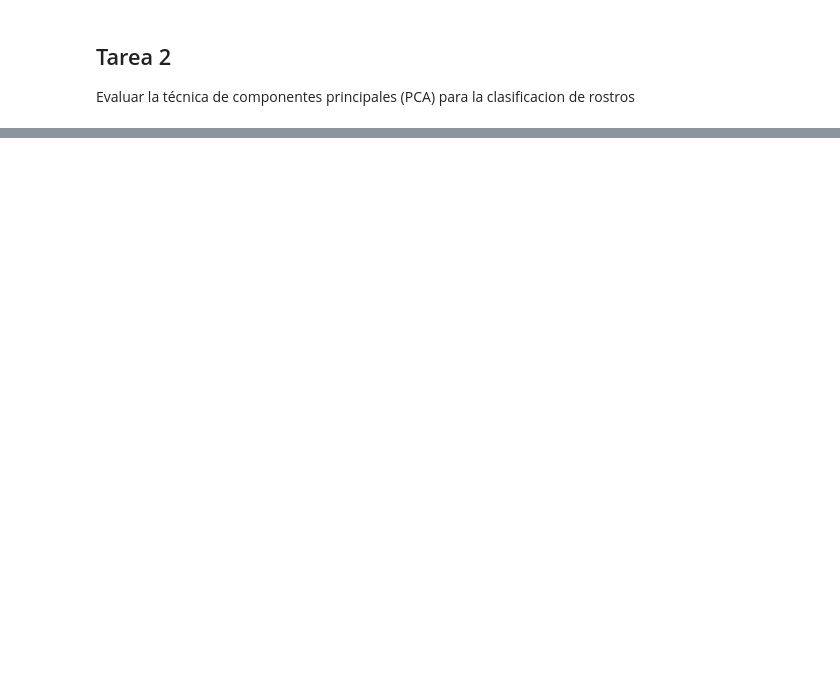
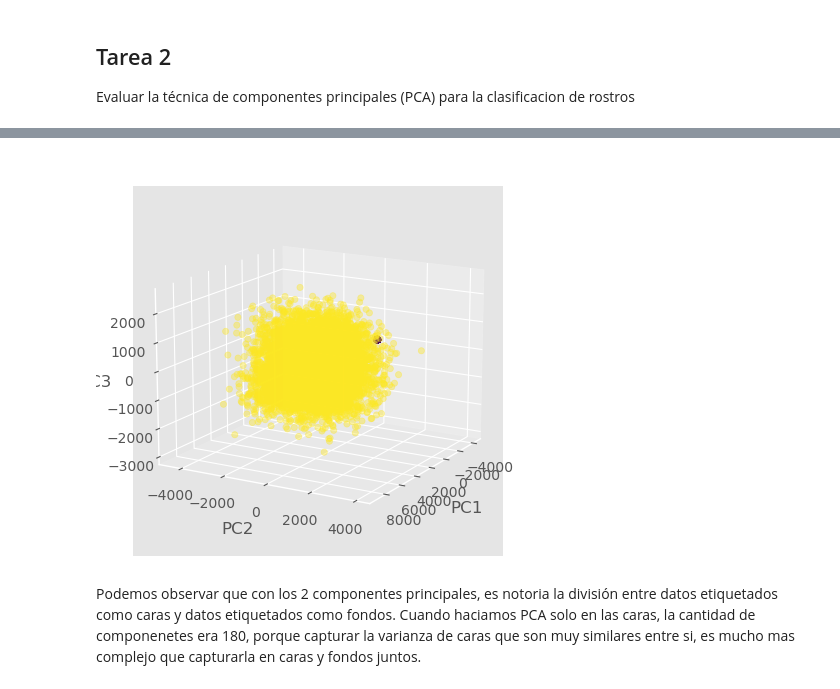
Before and after one commit to joacoguerrae/obligatorio_ml_para_ia, a Jupyter notebook: notebook_obligatorio_sanes_guerra.ipynb, the cells around one changed output, grey strips where cells are left out. Saved outputs shown, nothing was run; the diff lists cells and outputs as text; code cells hidden in the pictures; blank space fills up the shorter version.

```diff
--- a/notebook_obligatorio_sanes_guerra.ipynb
+++ b/notebook_obligatorio_sanes_guerra.ipynb
@@ -126,0 +220,21 @@ with zipfile.ZipFile('Faces.zip', 'r') as zip_ref:
+# %%
+# Plot 3D
+fig = plt.figure()
+ax = fig.add_subplot(111, projection='3d')
+
+
+ax.scatter(X_pca_train[:,0], X_pca_train[:,1], X_pca_train[:,2], alpha=0.4,c=y_train)
+
+ax.set_xlabel('PC1')
+ax.set_ylabel('PC2')
+ax.set_zlabel('PC3')
+
+ax.view_init(elev=15, azim=30)
+
+ax.set_title('PCA - Primeras 3 componentes')
+plt.show()
+# %% [output]
+[figure, added]
+# %% [markdown]
+Podemos observar que con los 2 componentes principales, es notoria la división entre datos etiquetados como caras y datos etiquetados como fondos.
+Cuando haciamos PCA solo en las caras, la cantidad de componenetes era 180, porque capturar la varianza de caras que son muy similares entre si, es mucho mas complejo que capturarla en caras y fondos juntos.
```
Also changed, not shown: parts of 59 cells of this notebook, 3 other files.
